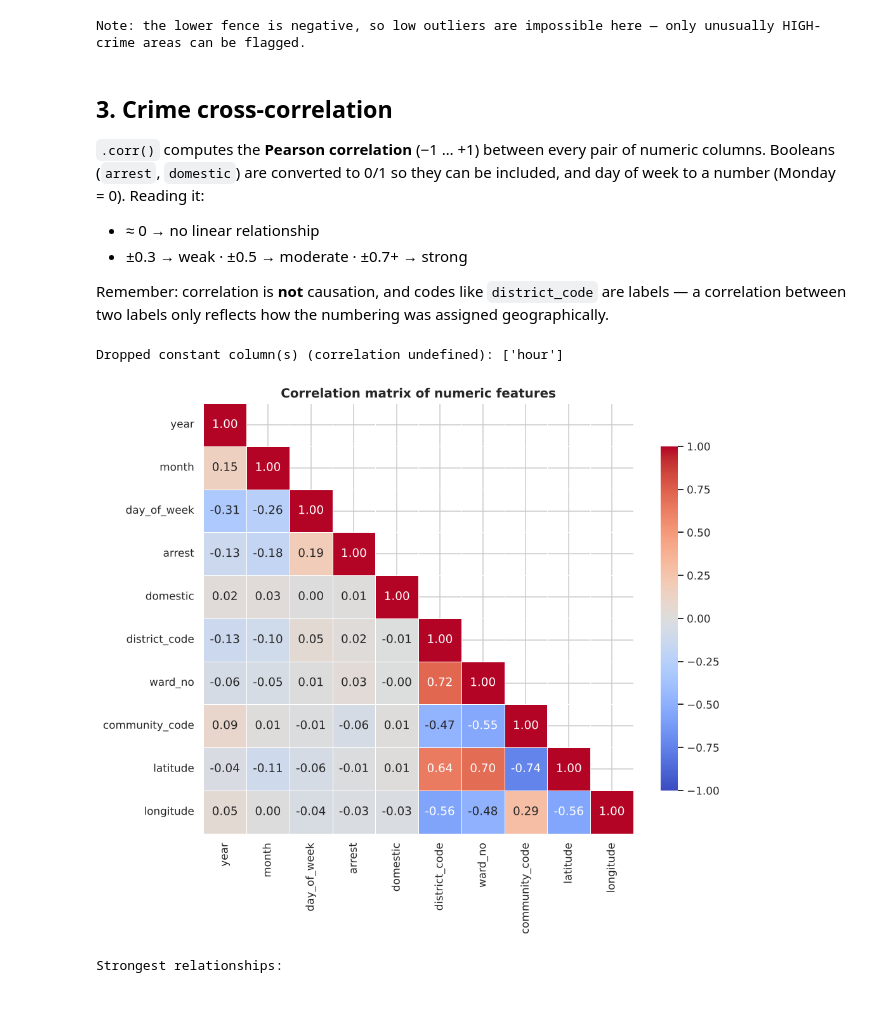
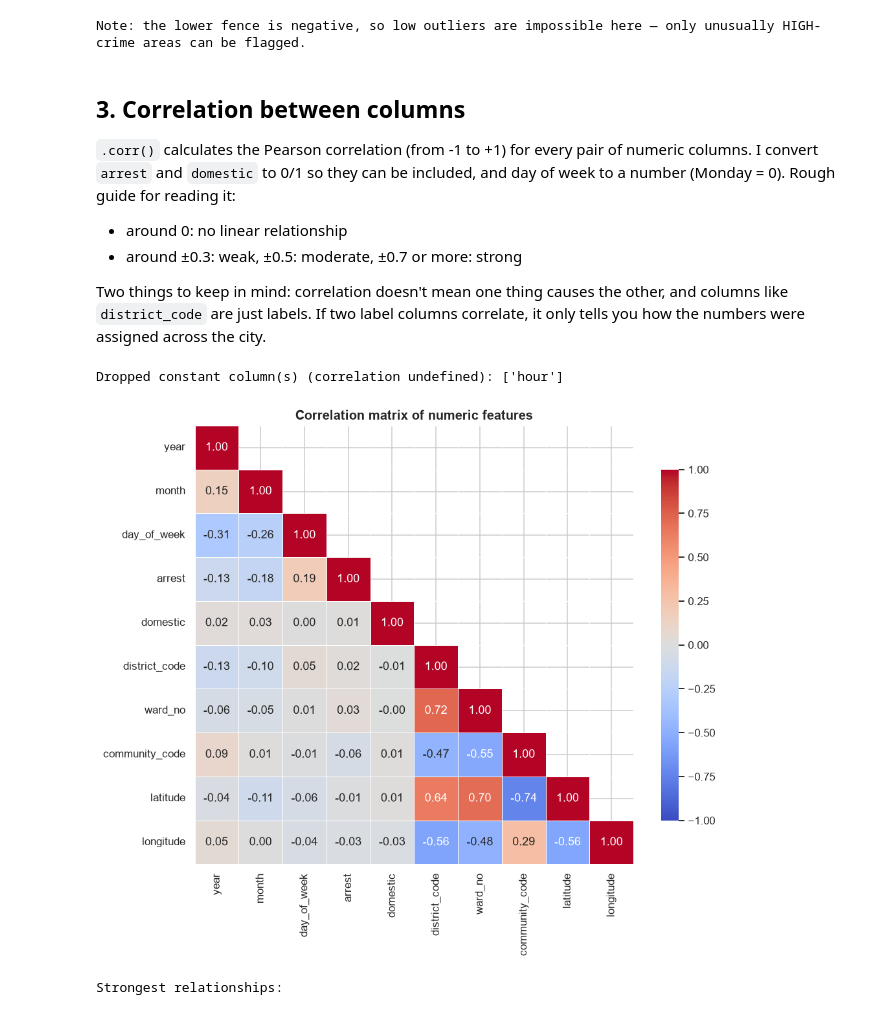
Before and after one commit to legion9755/chicago-crime-project, a Jupyter notebook: 03_statistical_insights.ipynb, the cells around one changed output. Saved outputs shown, nothing was run; the diff lists cells and outputs as text; code cells hidden in the pictures.

```diff
--- a/03_statistical_insights.ipynb
+++ b/03_statistical_insights.ipynb
@@ -185,43 +181,40 @@ if lower < 0:
 | 23 | Humboldt Park | 20 | 55598 | 0.4 | HIGH | 4.0 |
 Note: the lower fence is negative, so low outliers are impossible here — only unusually HIGH-crime areas can be flagged.
 # %% [markdown]
-## 3. Crime cross-correlation
+## 3. Correlation between columns
 
-`.corr()` computes the **Pearson correlation** (−1 … +1) between every pair of numeric columns.
-Booleans (`arrest`, `domestic`) are converted to 0/1 so they can be included, and day of week to
-a number (Monday = 0). Reading it:
-* ≈ 0 → no linear relationship
-* ±0.3 → weak · ±0.5 → moderate · ±0.7+ → strong
+`.corr()` calculates the Pearson correlation (from -1 to +1) for every pair of numeric columns. I convert `arrest` and `domestic` to 0/1 so they can be included, and day of week to a number (Monday = 0). Rough guide for reading it:
+* around 0: no linear relationship
+* around ±0.3: weak, ±0.5: moderate, ±0.7 or more: strong
 
-Remember: correlation is **not** causation, and codes like `district_code` are labels — a
-correlation between two labels only reflects how the numbering was assigned geographically.
+Two things to keep in mind: correlation doesn't mean one thing causes the other, and columns like `district_code` are just labels. If two label columns correlate, it only tells you how the numbers were assigned across the city.
 # %%
 num = pd.DataFrame({
     "year": df["year"], "month": df["month"], "hour": df["hour"],
-    "day_of_week": df["date"].dt.dayofweek,
+    "day_of_week": df["date"].dt.day_of_week,
     "arrest": df["arrest"].astype(int), "domestic": df["domestic"].astype(int),
     "district_code": df["district_code"].astype(float),
     "ward_no": df["ward_no"].astype(float),
     "community_code": df["community_code"].astype(float),
     "latitude": df["latitude"], "longitude": df["longitude"],
 })
-# a column with a single value (e.g. hour = 0 everywhere) has zero variance -> correlation is undefined
+# a column with only one value (like hour = 0 everywhere) has no variance, so its correlation can't be calculated
 constant = [c for c in num.columns if num[c].nunique(dropna=True) <= 1]
 if constant:
     print(f"Dropped constant column(s) (correlation undefined): {constant}")
 num = num.drop(columns=constant)
 corr = num.corr()
 
 fig, ax = plt.subplots(figsize=(10, 8))
 mask = np.triu(np.ones_like(corr, dtype=bool), k=1)       # hide the duplicate upper triangle
 sns.heatmap(corr, mask=mask, annot=True, fmt=".2f", cmap="coolwarm", vmin=-1, vmax=1,
             center=0, linewidths=.5, square=True, ax=ax, cbar_kws={"shrink": .8})
 ax.set_title("Correlation matrix of numeric features")
 cu.save_fig(fig, "uc3_04_correlation_heatmap")
 plt.show()
 # %% [output]
 Dropped constant column(s) (correlation undefined): ['hour']
-[figure, old version]
+[figure, new version]
 # %%
 pairs = (corr.where(~np.tril(np.ones_like(corr, dtype=bool)))   # keep each pair once
              .stack().rename("r").reset_index()
```
Also changed, not shown: parts of 8 cells of this notebook, 18 other files.
